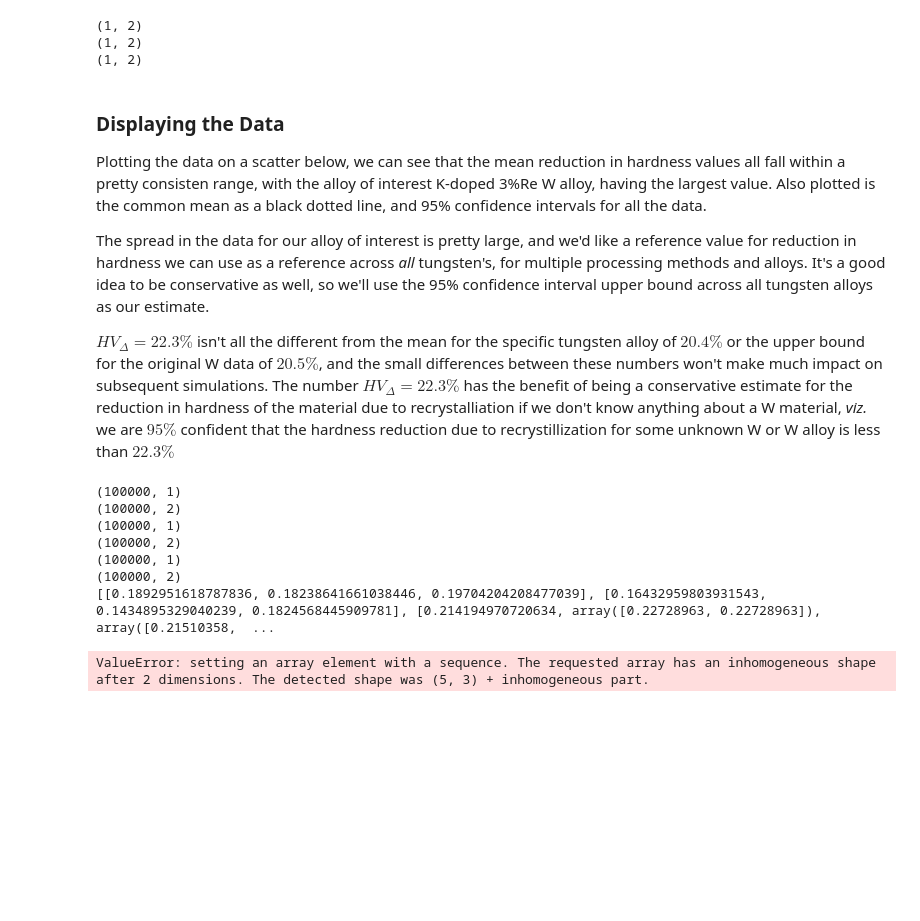
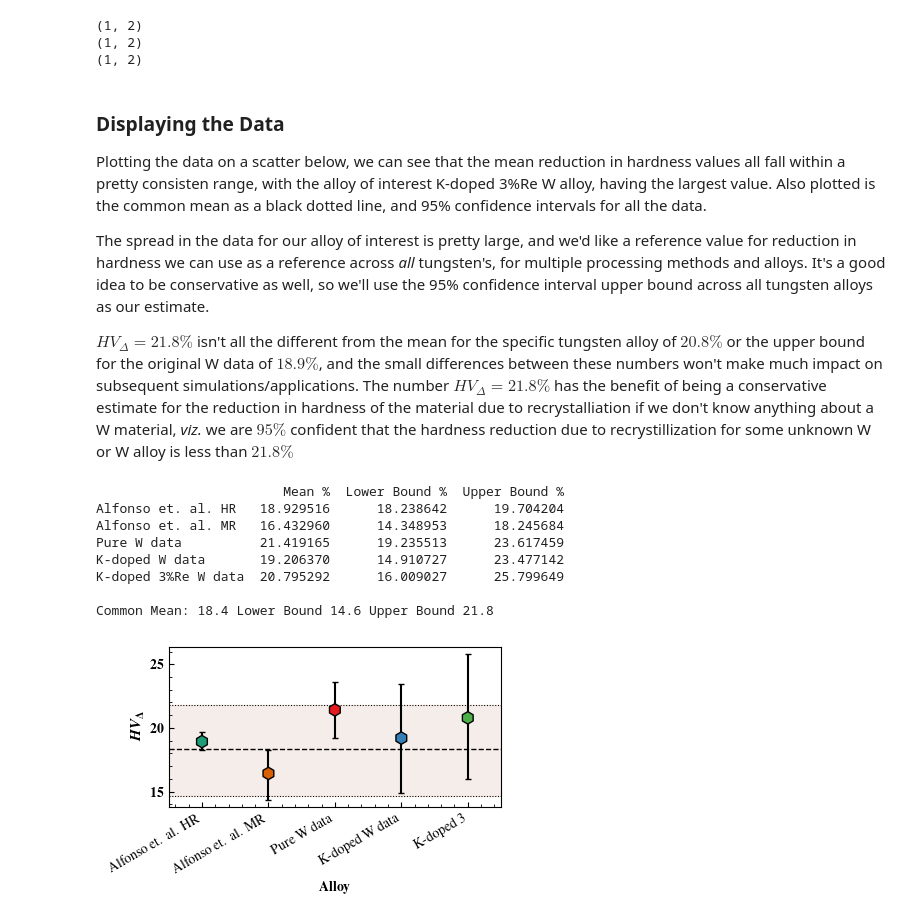
Before and after one commit to ml-ME-gatech/modeling_tungsten, a Jupyter notebook: recrystallization/hardness_rx_model.ipynb, the cells around one changed output. Saved outputs shown, nothing was run; the diff lists cells and outputs as text; code cells hidden in the pictures; blank space fills up the shorter version.

```diff
--- a/recrystallization/hardness_rx_model.ipynb
+++ b/recrystallization/hardness_rx_model.ipynb
@@ -478,7 +478,7 @@ Plotting the data on a scatter below, we can see that the mean reduction in hard
 
 The spread in the data for our alloy of interest is pretty large, and we'd like a reference value for reduction in hardness we can use as a reference across _all_ tungsten's, for multiple processing methods and alloys. It's a good idea to be conservative as well, so we'll use the 95% confidence interval upper bound across all tungsten alloys as our estimate.
 
-$HV_\Delta = 22.3\%$ isn't all the different from the mean for the specific tungsten alloy of $20.4\%$ or the upper bound for the original W data of $20.5\%$, and the small differences between these numbers won't make much impact on subsequent simulations. The number $HV_\Delta = 22.3\%$ has the benefit of being a conservative estimate for the reduction in hardness of the material due to recrystalliation if we don't know anything about a W material, _viz._ we are $95\%$ confident that the hardness reduction due to recrystillization for some unknown W or W alloy is less than $22.3\%$
+$HV_\Delta = 21.8\%$ isn't all the different from the mean for the specific tungsten alloy of $20.8\%$ or the upper bound for the original W data of $18.9\%$, and the small differences between these numbers won't make much impact on subsequent simulations/applications. The number $HV_\Delta = 21.8\%$ has the benefit of being a conservative estimate for the reduction in hardness of the material due to recrystalliation if we don't know anything about a W material, _viz._ we are $95\%$ confident that the hardness reduction due to recrystillization for some unknown W or W alloy is less than $21.8\%$
 # %%
 alpha = 0.1
 
@@ -498,53 +498,46 @@ for label,inference in zip(labels,sampled_inferences):
 for alloy in alloys:
     all_samples.append(infered_alloys[alloy].flatten())
     mean_hardness_reduction = infered_alloys[alloy].mean()
-    print(infered_alloys[alloy].shape)
     ci = hdi(infered_alloys[alloy].T, 1 - alpha).squeeze()
-    print(ci.shape)
     data.append([mean_hardness_reduction,ci[0],ci[1]])
     index.append(alloy)
 
-print(data)
 hr_df = pd.DataFrame(np.array(data)*100,index = index,columns = ['Mean %','Lower Bound %','Upper Bound %'])
 print(hr_df)
 print('')
 
 all_samples = np.concatenate(all_samples)
 common_mean = all_samples.mean()*100
 common_ci = hdi(all_samples[np.newaxis,:],1 - alpha).squeeze()*100
-fig1,ax2 = default_axis(figsize = (4,2.5),
-                    xlabel = r'$HV_\Delta [\%]$',
-                    ylabel = r'$p(HV_\Delta)$')
-
-ax2.hist(all_samples*100,bins = 80,density = True,edgecolor = 'k',lw = 0.5)
 
 print(f'Common Mean: {round(common_mean,1)} Lower Bound {round(common_ci[0],1)} Upper Bound {round(common_ci[1],1)}')
 fig,ax = default_axis(figsize = (4,2.5),
                     xlabel = r'\textbf{Alloy}',
                     ylabel = r'$HV_\Delta$')
 
 colors = np.concatenate([plt.get_cmap('Dark2')([0.1,0.2]),plt.get_cmap('Set1')([0.1,0.2,0.3])])
 yerr = np.abs(hr_df[['Lower Bound %','Upper Bound %']].to_numpy().T - hr_df['Mean %'].to_numpy())
 ax.errorbar(np.arange(5),hr_df['Mean %'].to_numpy(),yerr = yerr,
             fmt = 'none',ecolor = 'k',capsize = 2)
 ax.scatter(np.arange(5),hr_df['Mean %'].to_numpy(),facecolor  = colors,edgecolor = 'k',
         lw = 1.0,s = 80,marker = 'h',zorder = 1000)
 ax.axhline(common_mean,color = 'k',ls = '--',lw = 1.0)
 ax.axhline(common_ci[0],color = 'k',ls = ':',lw = 0.75)
 ax.axhline(common_ci[1],color = 'k',ls = ':',lw = 0.75)
 ax.fill_between(np.linspace(-1,5),common_ci[0],common_ci[1],
                 color = plt.get_cmap('Set1')(0.7),alpha = 0.1)
 
 ax.set_xlim([-0.5,4.5])
 ax.set_xticks(np.arange(len(hr_df.index)))
 ax.set_xticklabels(hr_df.index, rotation=30, ha='right', fontsize=10)
 fig.tight_layout(pad = 0.1)
 # %% [output]
-(100000, 1)
-(100000, 2)
-(100000, 1)
-(100000, 2)
-(100000, 1)
-(100000, 2)
-[[0.1892951618787836, 0.18238641661038446, 0.19704204208477039], [0.16432959803931543, 0.1434895329040239, 0.1824568445909781], [0.214194970720634, array([0.22728963, 0.22728963]), array([0.21510358,  ...
+                        Mean %  Lower Bound %  Upper Bound %
+Alfonso et. al. HR   18.929516      18.238642      19.704204
+Alfonso et. al. MR   16.432960      14.348953      18.245684
+Pure W data          21.419165      19.235513      23.617459
+K-doped W data       19.206370      14.910727      23.477142
+K-doped 3%Re W data  20.795292      16.009027      25.799649
+
+Common Mean: 18.4 Lower Bound 14.6 Upper Bound 21.8
-ValueError: setting an array element with a sequence. The requested array has an inhomogeneous shape after 2 dimensions. The detected shape was (5, 3) + inhomogeneous part.
+[figure, added]
```
Also changed, not shown: 6 other files.
